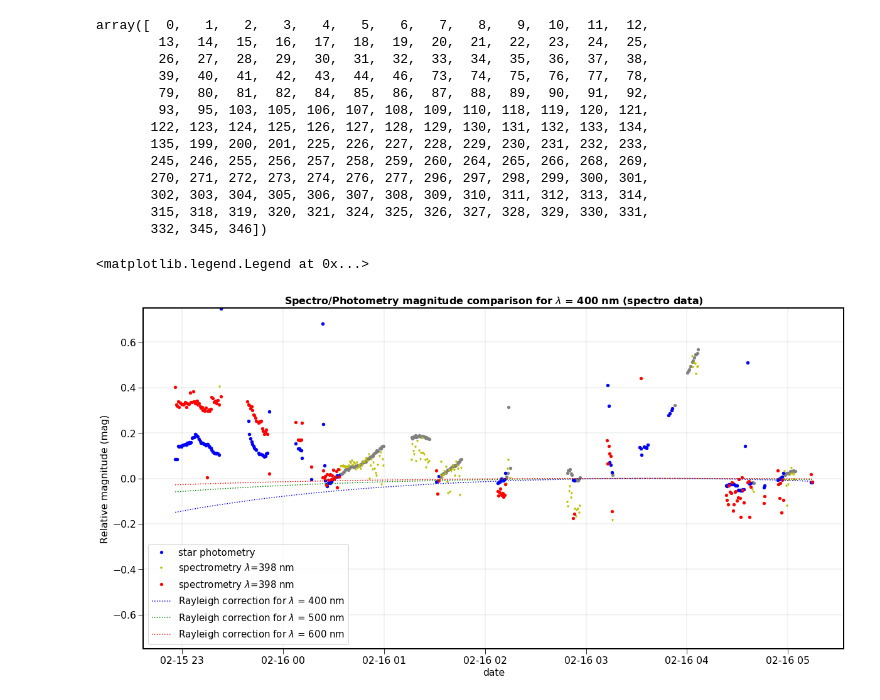
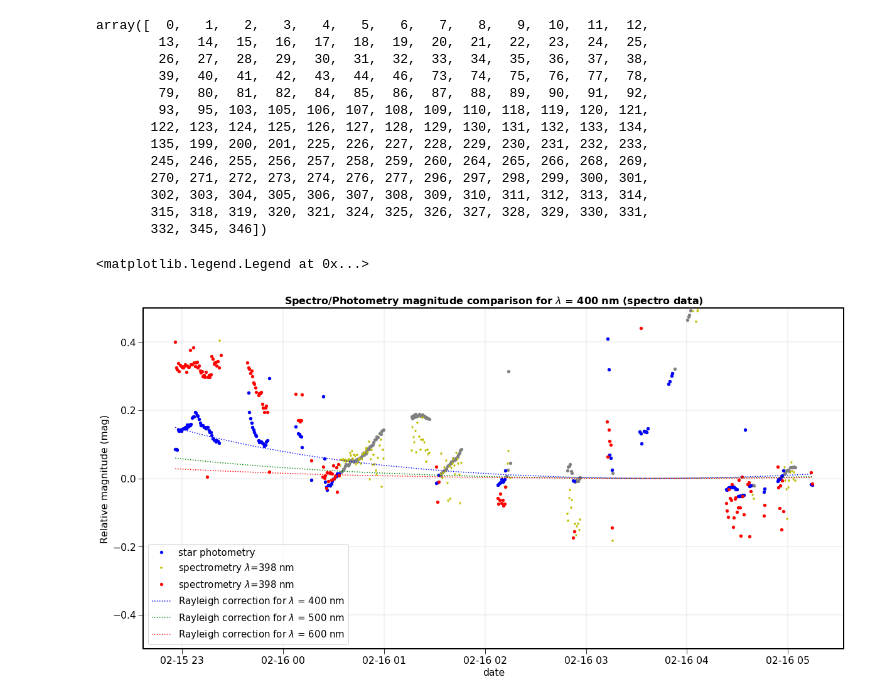
Before and after one commit to sylvielsstfr/SpectractorAnaAtm19, a Jupyter notebook: ana_20190215_HD116405_Filtre_None/MergeSpectroPhotometry_v2.ipynb, the cells around one changed output. Cells and saved outputs as stored; diff of their text form; code cells hidden in the pictures.

```diff
--- a/ana_20190215_HD116405_Filtre_None/MergeSpectroPhotometry_v2.ipynb
+++ b/ana_20190215_HD116405_Filtre_None/MergeSpectroPhotometry_v2.ipynb
@@ -427,34 +427,34 @@ array([  0,   1,   2,   3,   4,   5,   6,   7,   8,   9,  10,  11,  12,
 # %%
 plt.figure(figsize=(20,10))
 
 Deltamag1=t1["starmag"]-t1["starmag"][idx_ref1]
 Deltamag1_circ= Deltamag1[circles_indexes]
 
 plt.plot(all_datetime1,Deltamag1,'o',color="grey")
-plt.plot(all_datetime1[cirles_indexes],Deltamag1_circ,'o',color="blue",label="star photometry")
+plt.plot(all_datetime1[circles_indexes],Deltamag1_circ,'o',color="blue",label="star photometry")
 
 Deltamag2= MMag_mean_ALL[all_idxwl[0],map_photo_to_spectro_idx]- MMag_mean_ALL[all_idxwl[0],idx_ref2]
 Deltamag2_circ= MMag_mean_ALL[all_idxwl[0],map_photo_to_spectro_idx[circles_indexes]]- MMag_mean_ALL[all_idxwl[0],idx_ref2]
 
 
 plt.plot(all_datetime1,Deltamag2,'*',color="y",label="spectrometry $\lambda$={:3.0f} nm".format(Lambdas_ref[all_idxwl[0]]))
-plt.plot(all_datetime1[cirles_indexes],Deltamag2_circ,'o',color="red",label="spectrometry $\lambda$={:3.0f} nm".format(Lambdas_ref[all_idxwl[0]]))
+plt.plot(all_datetime1[circles_indexes],Deltamag2_circ,'o',color="red",label="spectrometry $\lambda$={:3.0f} nm".format(Lambdas_ref[all_idxwl[0]]))
 
-plt.ylim(-0.75,0.75)
+plt.ylim(-0.5,0.5)
 plt.grid()
 plt.legend()
 mcolors=["b","g","r"]
 ii=0
 for wl in [400.,500.,600.]:
     od_adiab = RayOptDepth_adiabatic(wl,altitude=2890.5, costh=1./t1["airmass"]) - RayOptDepth_adiabatic(wl,altitude=2890.5, costh=1.) # Rayleigh optical depth
     label="Rayleigh correction for $\lambda$ = {:3.0f} nm".format(wl)
-    plt.plot(all_datetime1,-2.5/np.log(10.)*od_adiab,':',color=mcolors[ii],label=label)
+    plt.plot(all_datetime1,2.5/np.log(10.)*od_adiab,':',color=mcolors[ii],label=label)
     ii+=1
 
 plt.title("Spectro/Photometry magnitude comparison for $\lambda$ = 400 nm (spectro data)")
 plt.xlabel("date")
 plt.ylabel("Relative magnitude (mag)")
 plt.legend(fontsize=15)
 # %% [output]
 <matplotlib.legend.Legend at 0x...>
-[figure, old version]
+[figure, new version]
```
Also changed, not shown: parts of 2 cells of this notebook.
